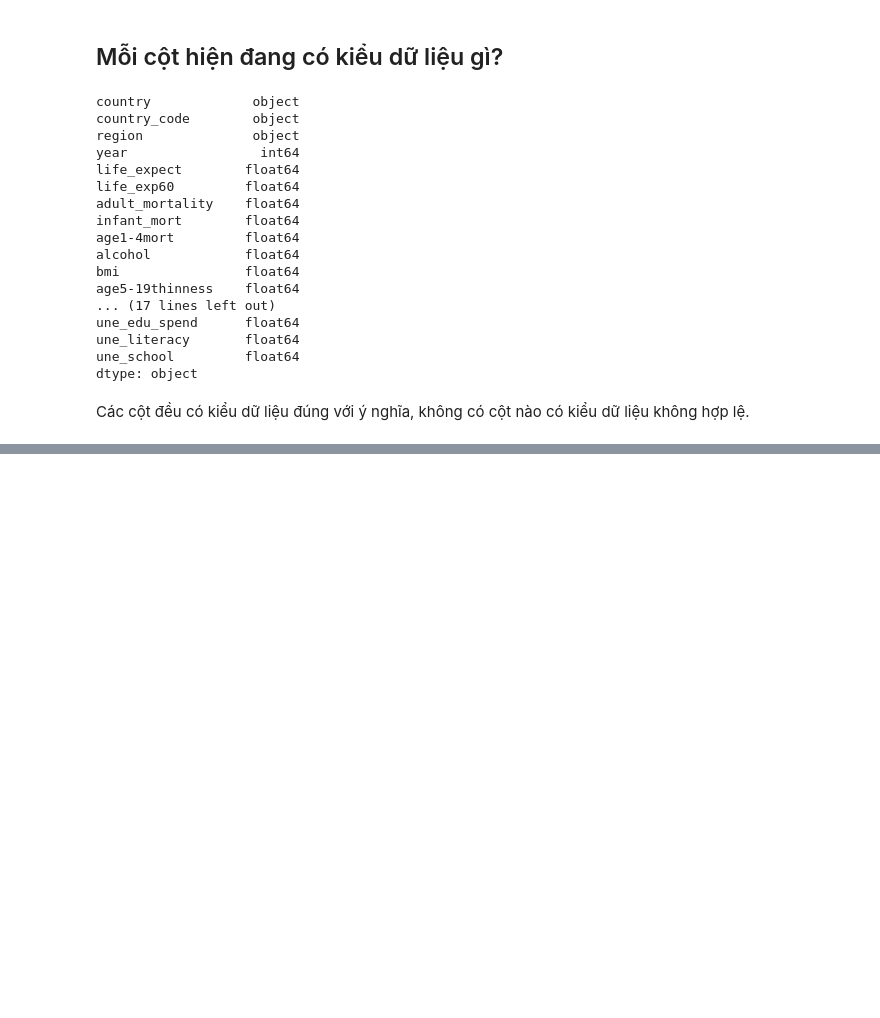
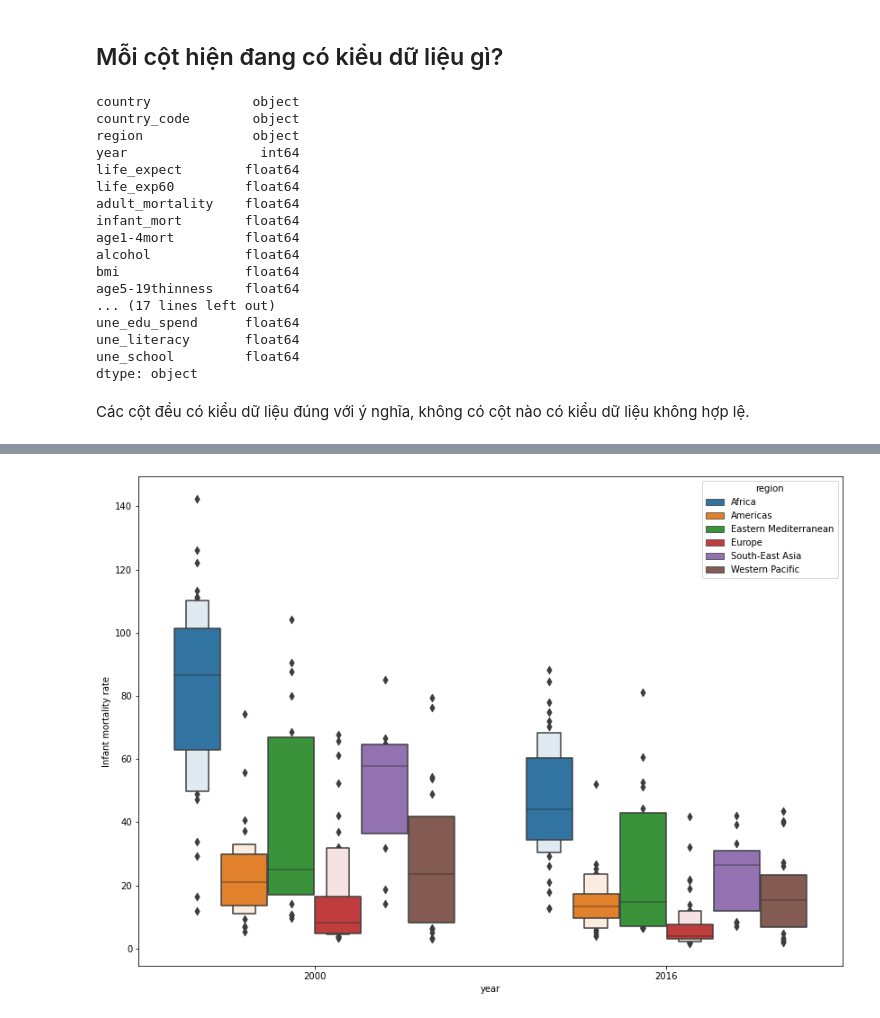
Before and after one commit to XQuyTran/Final_Project_LTKHDL, a Jupyter notebook: final-project.ipynb, the cells around one changed output, grey strips where cells are left out. Cells and saved outputs as stored; diff of their text form; code cells hidden in the pictures; blank space fills up the shorter version.

```diff
--- a/final-project.ipynb
+++ b/final-project.ipynb
@@ -432,0 +310,9 @@ Name: Japan, dtype: float64
+# %%
+df = data_df.loc[(data_df.year == 2000) | (data_df.year == 2016), ['region', 'year', 'une_infant']]
+
+fig, ax = plt.subplots(figsize=(14, 10))
+sns.boxenplot(data=df, x='year', y='une_infant', hue='region', ax=ax)
+ax.set_ylabel('Infant mortality rate')
+fig.show()
+# %% [output]
+[figure, added]
```
Also changed, not shown: parts of 101 cells of this notebook, 5 other files.
